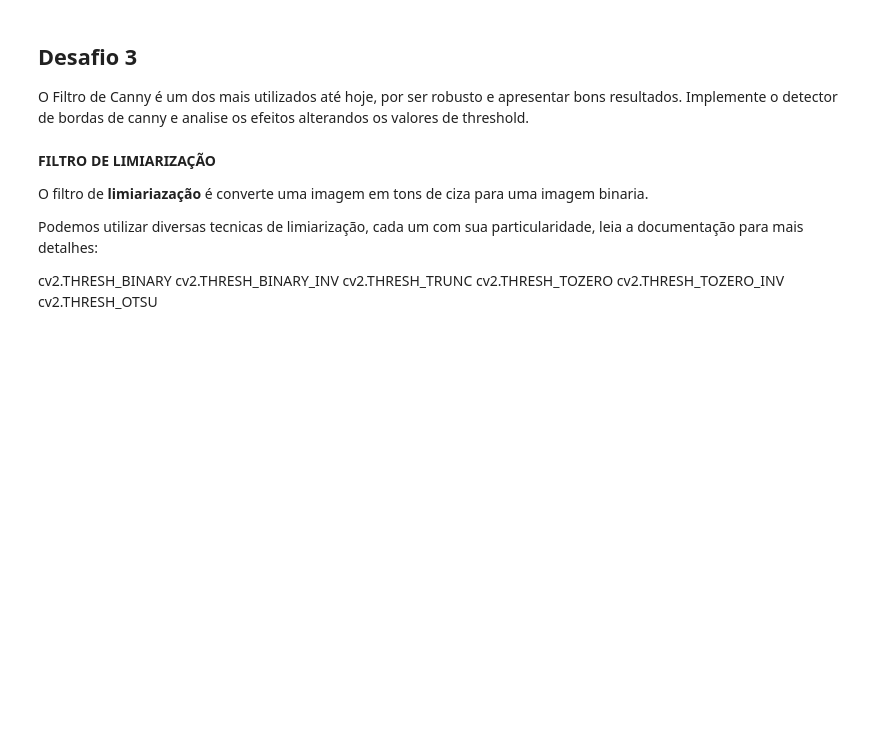
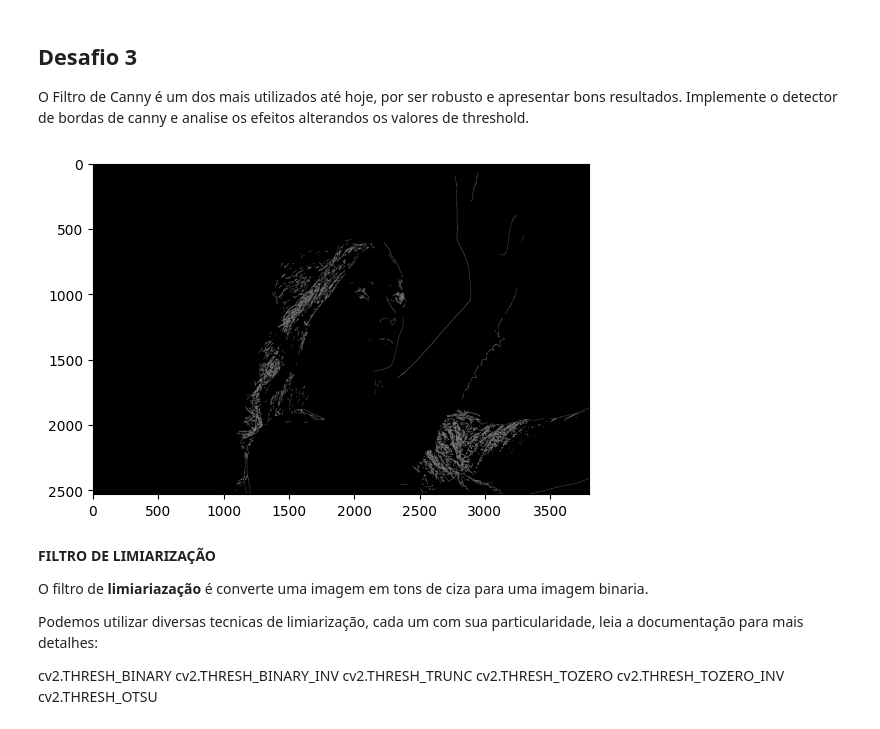
Before and after one commit to larevelyn/Aulas_Python, a Jupyter notebook: material/aulas/PDI/lab04/Filtros_de_Convolução.ipynb, the cells around one changed output. Saved outputs shown, nothing was run; the diff lists cells and outputs as text; code cells hidden in the pictures; blank space fills up the shorter version.

```diff
--- a/material/aulas/PDI/lab04/Filtros_de_Convolução.ipynb
+++ b/material/aulas/PDI/lab04/Filtros_de_Convolução.ipynb
@@ -236,3 +267,15 @@ O Filtro de Canny é um dos mais utilizados até hoje, por ser robusto e apresen
+# %%
+#Seu código
+
+min_contrast = 100
+max_contrast = 200
+
+ciriCanny = cv2.Canny(ciri, min_contrast, max_contrast)
+
+plt.imshow(ciriCanny,cmap="Greys_r", vmin=0, vmax=255);
+plt.show()
+# %% [output]
+[figure, added]
 # %% [markdown]
 **FILTRO DE LIMIARIZAÇÃO**
 
```
Also changed, not shown: parts of 9 cells of this notebook.
